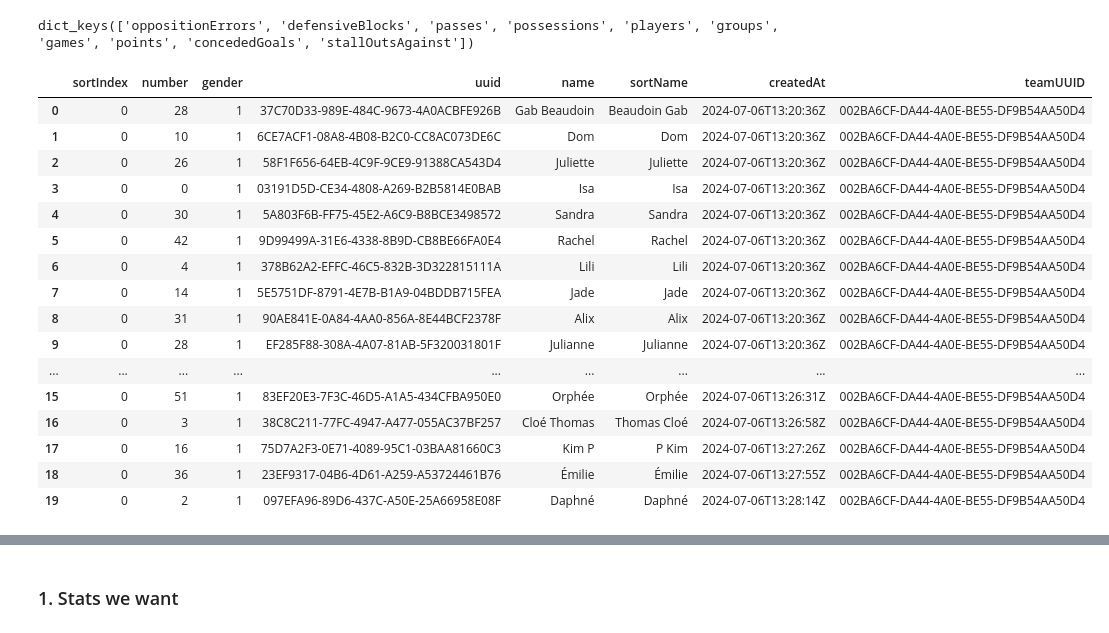
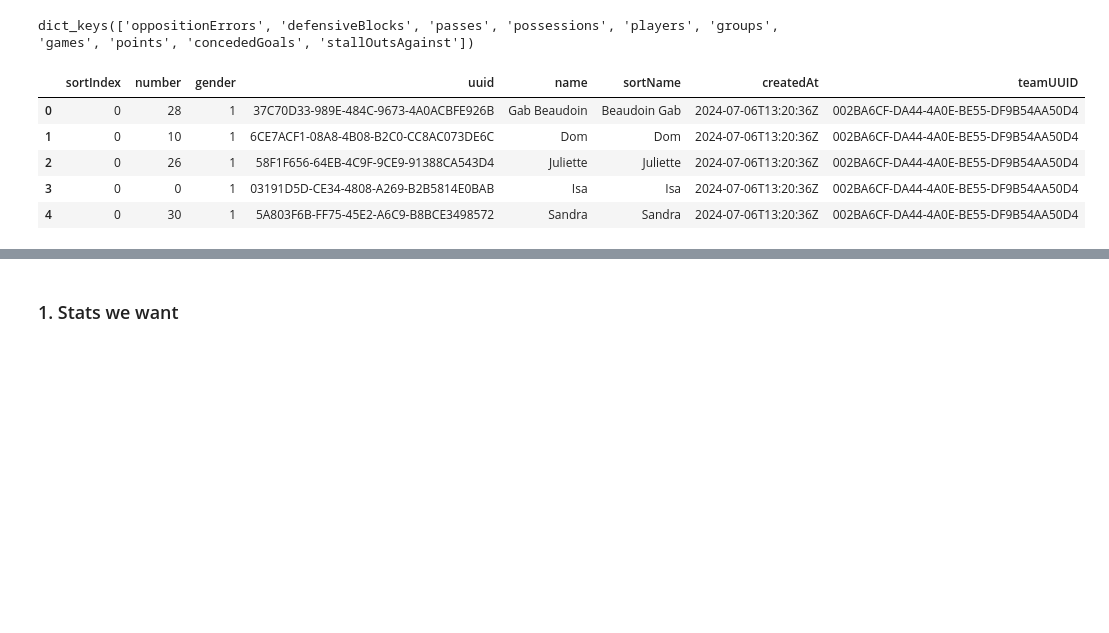
Before and after one commit to yukikongju/Miscellaneous-Projects, a Jupyter notebook: StattoStats/playground.ipynb, the cells around one changed output, grey strips where cells are left out. Cells and saved outputs as stored; diff of their text form; code cells hidden in the pictures; blank space fills up the shorter version.

```diff
--- a/StattoStats/playground.ipynb
+++ b/StattoStats/playground.ipynb
@@ -38,25 +42,14 @@ players = team_data['relations']['players']
 # %%
 df_players = pd.json_normalize(players)
 # %%
-df_players
+df_players.head()
 # %% [output]
 |  | sortIndex | number | gender | uuid | name | sortName | createdAt | teamUUID |
 | 0 | 0 | 28 | 1 | 37C70D33-989E-484C-9673-4A0ACBFE926B | Gab Beaudoin | Beaudoin Gab | 2024-07-06T13:20:36Z | 002BA6CF-DA44-4A0E-BE55-DF9B54AA50D4 |
 | 1 | 0 | 10 | 1 | 6CE7ACF1-08A8-4B08-B2C0-CC8AC073DE6C | Dom | Dom | 2024-07-06T13:20:36Z | 002BA6CF-DA44-4A0E-BE55-DF9B54AA50D4 |
 | 2 | 0 | 26 | 1 | 58F1F656-64EB-4C9F-9CE9-91388CA543D4 | Juliette | Juliette | 2024-07-06T13:20:36Z | 002BA6CF-DA44-4A0E-BE55-DF9B54AA50D4 |
 | 3 | 0 | 0 | 1 | 03191D5D-CE34-4808-A269-B2B5814E0BAB | Isa | Isa | 2024-07-06T13:20:36Z | 002BA6CF-DA44-4A0E-BE55-DF9B54AA50D4 |
 | 4 | 0 | 30 | 1 | 5A803F6B-FF75-45E2-A6C9-B8BCE3498572 | Sandra | Sandra | 2024-07-06T13:20:36Z | 002BA6CF-DA44-4A0E-BE55-DF9B54AA50D4 |
-| 5 | 0 | 42 | 1 | 9D99499A-31E6-4338-8B9D-CB8BE66FA0E4 | Rachel | Rachel | 2024-07-06T13:20:36Z | 002BA6CF-DA44-4A0E-BE55-DF9B54AA50D4 |
-| 6 | 0 | 4 | 1 | 378B62A2-EFFC-46C5-832B-3D322815111A | Lili | Lili | 2024-07-06T13:20:36Z | 002BA6CF-DA44-4A0E-BE55-DF9B54AA50D4 |
-| 7 | 0 | 14 | 1 | 5E5751DF-8791-4E7B-B1A9-04BDDB715FEA | Jade | Jade | 2024-07-06T13:20:36Z | 002BA6CF-DA44-4A0E-BE55-DF9B54AA50D4 |
-| 8 | 0 | 31 | 1 | 90AE841E-0A84-4AA0-856A-8E44BCF2378F | Alix | Alix | 2024-07-06T13:20:36Z | 002BA6CF-DA44-4A0E-BE55-DF9B54AA50D4 |
-| 9 | 0 | 28 | 1 | EF285F88-308A-4A07-81AB-5F320031801F | Julianne | Julianne | 2024-07-06T13:20:36Z | 002BA6CF-DA44-4A0E-BE55-DF9B54AA50D4 |
-| ... | ... | ... | ... | ... | ... | ... | ... | ... |
-| 15 | 0 | 51 | 1 | 83EF20E3-7F3C-46D5-A1A5-434CFBA950E0 | Orphée | Orphée | 2024-07-06T13:26:31Z | 002BA6CF-DA44-4A0E-BE55-DF9B54AA50D4 |
-| 16 | 0 | 3 | 1 | 38C8C211-77FC-4947-A477-055AC37BF257 | Cloé Thomas | Thomas Cloé | 2024-07-06T13:26:58Z | 002BA6CF-DA44-4A0E-BE55-DF9B54AA50D4 |
-| 17 | 0 | 16 | 1 | 75D7A2F3-0E71-4089-95C1-03BAA81660C3 | Kim P | P Kim | 2024-07-06T13:27:26Z | 002BA6CF-DA44-4A0E-BE55-DF9B54AA50D4 |
-| 18 | 0 | 36 | 1 | 23EF9317-04B6-4D61-A259-A53724461B76 | Émilie | Émilie | 2024-07-06T13:27:55Z | 002BA6CF-DA44-4A0E-BE55-DF9B54AA50D4 |
-| 19 | 0 | 2 | 1 | 097EFA96-89D6-437C-A50E-25A66958E08F | Daphné | Daphné | 2024-07-06T13:28:14Z | 002BA6CF-DA44-4A0E-BE55-DF9B54AA50D4 |
 # %%
 possessions = team_data['relations']['possessions']
 # %%
```
Also changed, not shown: parts of 8 cells of this notebook.
